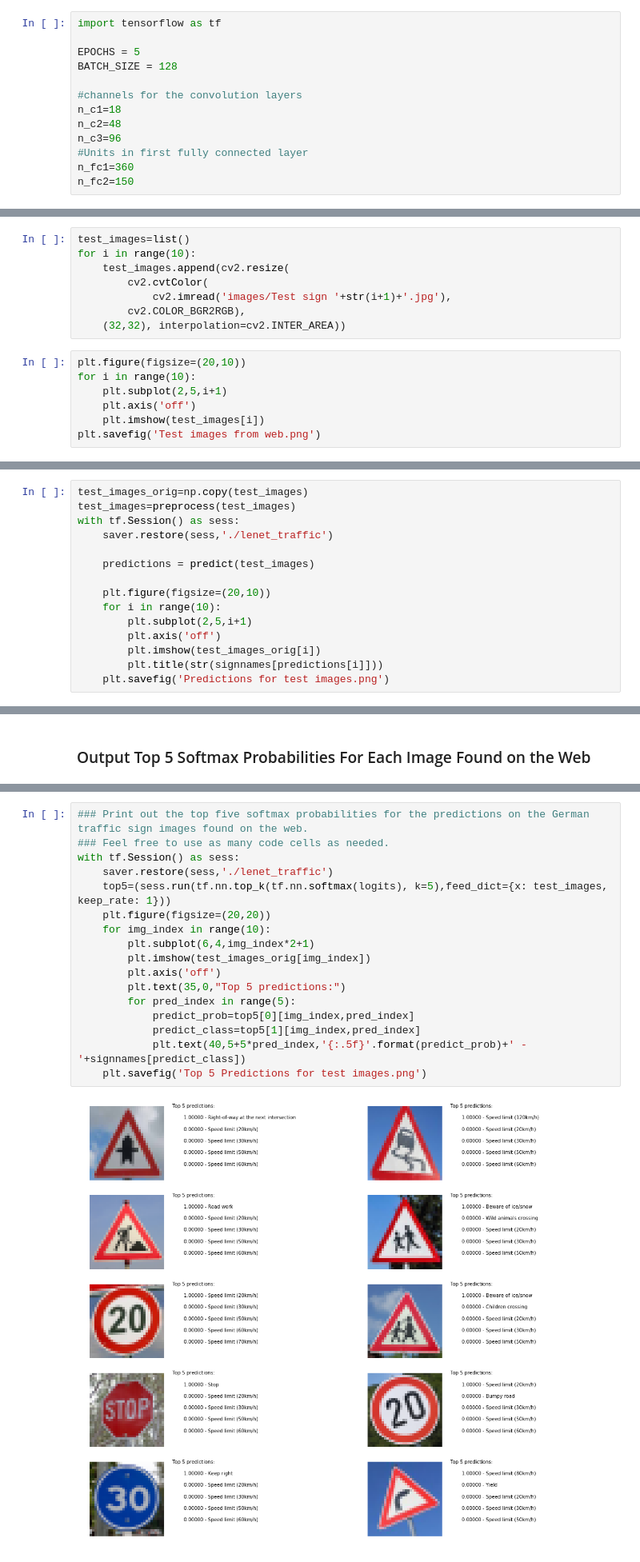
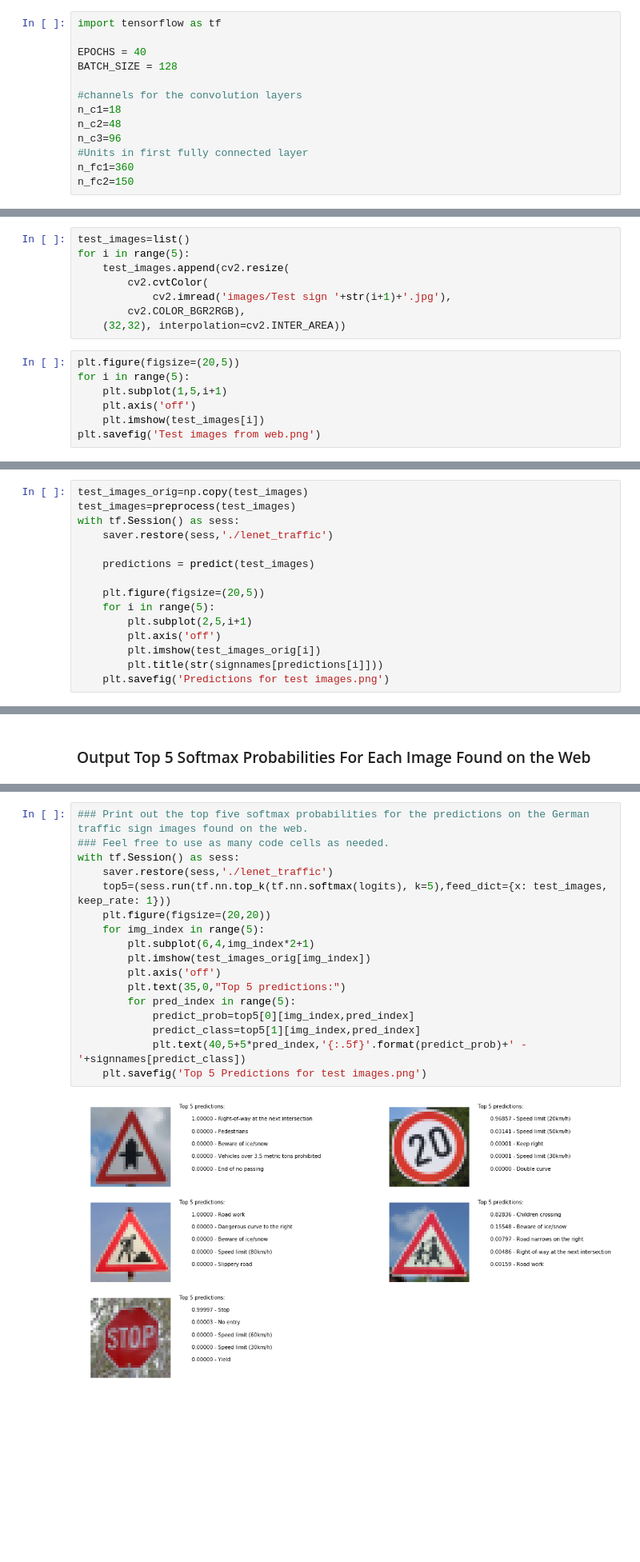
Before and after one commit to NachoCM/CarND-Traffic-Sign-Classifier, a Jupyter notebook: Traffic_Sign_Classifier.ipynb, the cells around one changed output, grey strips where cells are left out. Shown at 80% size. Cells and saved outputs as stored; diff of their text form; blank space fills up the shorter version.

```diff
--- a/Traffic_Sign_Classifier.ipynb
+++ b/Traffic_Sign_Classifier.ipynb
@@ -239,7 +323,7 @@ plt.savefig('before_after.png')
 # %%
 import tensorflow as tf
 
-EPOCHS = 5
+EPOCHS = 40
 BATCH_SIZE = 128
 
 #channels for the convolution layers
@@ -488,16 +574,16 @@ You may find `signnames.csv` useful as it contains mappings from the class id (i
 ### Load and Output the Images
 # %%
 test_images=list()
-for i in range(10):
+for i in range(5):
     test_images.append(cv2.resize(
         cv2.cvtColor(
             cv2.imread('images/Test sign '+str(i+1)+'.jpg'),
         cv2.COLOR_BGR2RGB),
     (32,32), interpolation=cv2.INTER_AREA))
 # %%
-plt.figure(figsize=(20,10))
-for i in range(10):
-    plt.subplot(2,5,i+1)
+plt.figure(figsize=(20,5))
+for i in range(5):
+    plt.subplot(1,5,i+1)
     plt.axis('off')
     plt.imshow(test_images[i])
 plt.savefig('Test images from web.png')
@@ -513,8 +599,8 @@ with tf.Session() as sess:
 
     predictions = predict(test_images)
 
-    plt.figure(figsize=(20,10))
-    for i in range(10):
+    plt.figure(figsize=(20,5))
+    for i in range(5):
         plt.subplot(2,5,i+1)
         plt.axis('off')
         plt.imshow(test_images_orig[i])
@@ -569,22 +655,22 @@ Looking just at the first row we get `[ 0.34763842,  0.24879643,  0.12789202]`,
 # %%
 ### Print out the top five softmax probabilities for the predictions on the German traffic sign images found on the web.
 ### Feel free to use as many code cells as needed.
 with tf.Session() as sess:
     saver.restore(sess,'./lenet_traffic')
     top5=(sess.run(tf.nn.top_k(tf.nn.softmax(logits), k=5),feed_dict={x: test_images, keep_rate: 1}))
     plt.figure(figsize=(20,20))
-    for img_index in range(10):
+    for img_index in range(5):
         plt.subplot(6,4,img_index*2+1)
         plt.imshow(test_images_orig[img_index])
         plt.axis('off')
         plt.text(35,0,"Top 5 predictions:")
         for pred_index in range(5):
             predict_prob=top5[0][img_index,pred_index]
             predict_class=top5[1][img_index,pred_index]
             plt.text(40,5+5*pred_index,'{:.5f}'.format(predict_prob)+' - '+signnames[predict_class])
     plt.savefig('Top 5 Predictions for test images.png')
 # %% [output]
-[figure, old version]
+[figure, new version]
 # %% [markdown]
 ### Project Writeup
 
```
Also changed, not shown: parts of 31 cells of this notebook, 40 other files.
